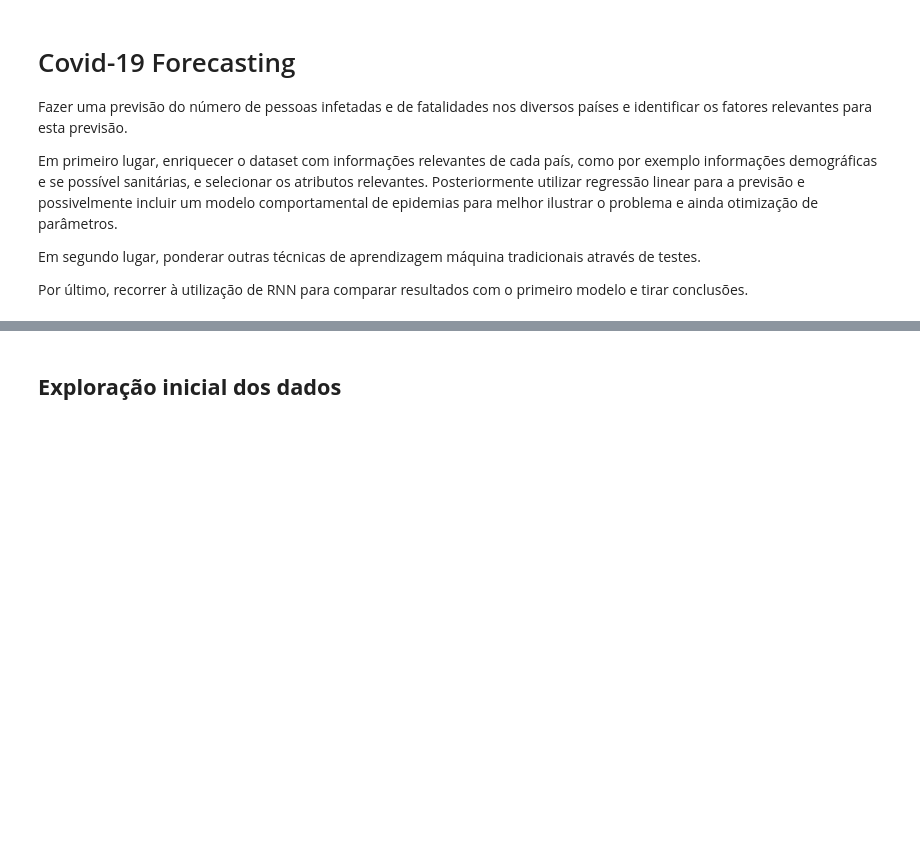
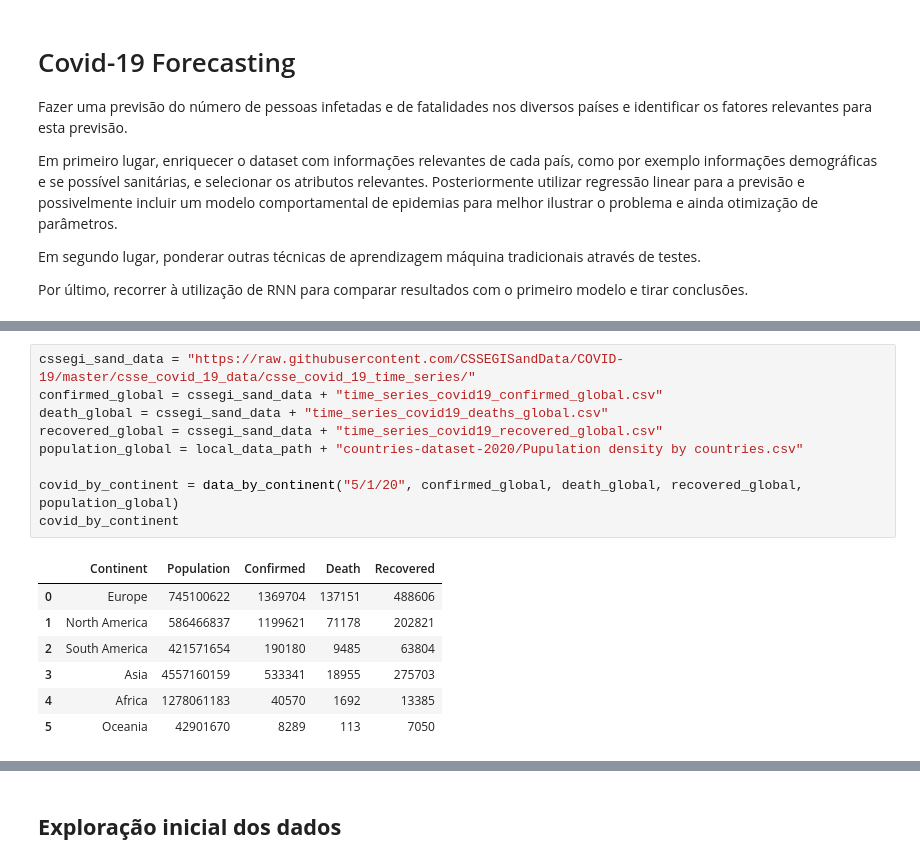
Before and after one commit to Dantas198/AA2-2019-20, a Jupyter notebook: AA2-COVID-19.ipynb, the cells around one changed output, grey strips where cells are left out. Drawn from its saved outputs; the diff is of its cells as text; blank space fills up the shorter version.

```diff
--- a/AA2-COVID-19.ipynb
+++ b/AA2-COVID-19.ipynb
@@ -19,0 +105,17 @@ train_dataset = pd.read_csv(kaggle_data_path + "covid19-global-forecasting-week-
+# %%
+cssegi_sand_data = "https://raw.githubusercontent.com/CSSEGISandData/COVID-19/master/csse_covid_19_data/csse_covid_19_time_series/"
+confirmed_global = cssegi_sand_data + "time_series_covid19_confirmed_global.csv"
+death_global = cssegi_sand_data + "time_series_covid19_deaths_global.csv"
+recovered_global = cssegi_sand_data + "time_series_covid19_recovered_global.csv"
+population_global = local_data_path + "countries-dataset-2020/Pupulation density by countries.csv"
+
+covid_by_continent = data_by_continent("5/1/20", confirmed_global, death_global, recovered_global, population_global)
+covid_by_continent
+# %% [output]
+|  | Continent | Population | Confirmed | Death | Recovered |
+| 0 | Europe | 745100622 | 1369704 | 137151 | 488606 |
+| 1 | North America | 586466837 | 1199621 | 71178 | 202821 |
+| 2 | South America | 421571654 | 190180 | 9485 | 63804 |
+| 3 | Asia | 4557160159 | 533341 | 18955 | 275703 |
+| 4 | Africa | 1278061183 | 40570 | 1692 | 13385 |
+| 5 | Oceania | 42901670 | 8289 | 113 | 7050 |
```
Also changed, not shown: parts of 6 cells of this notebook.
